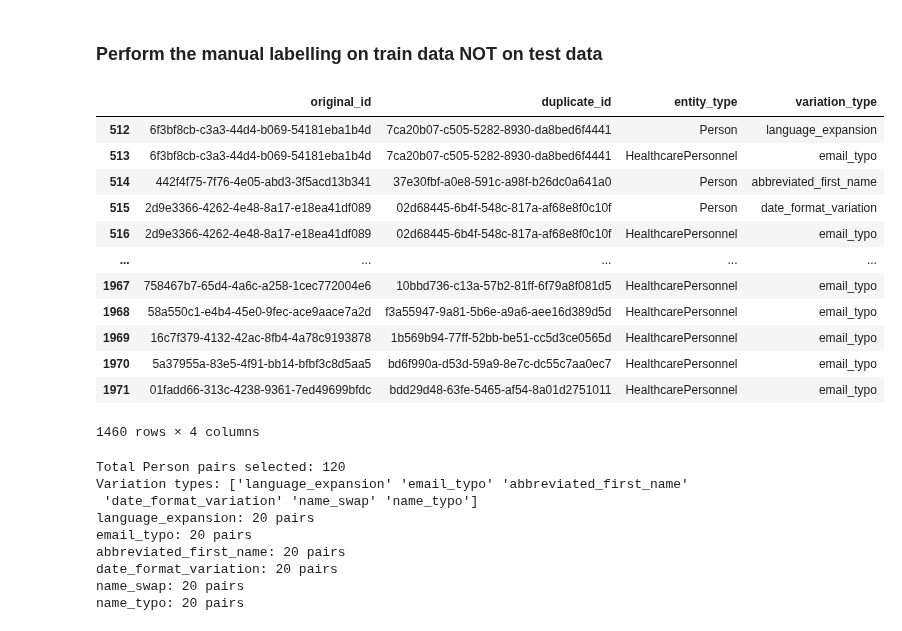
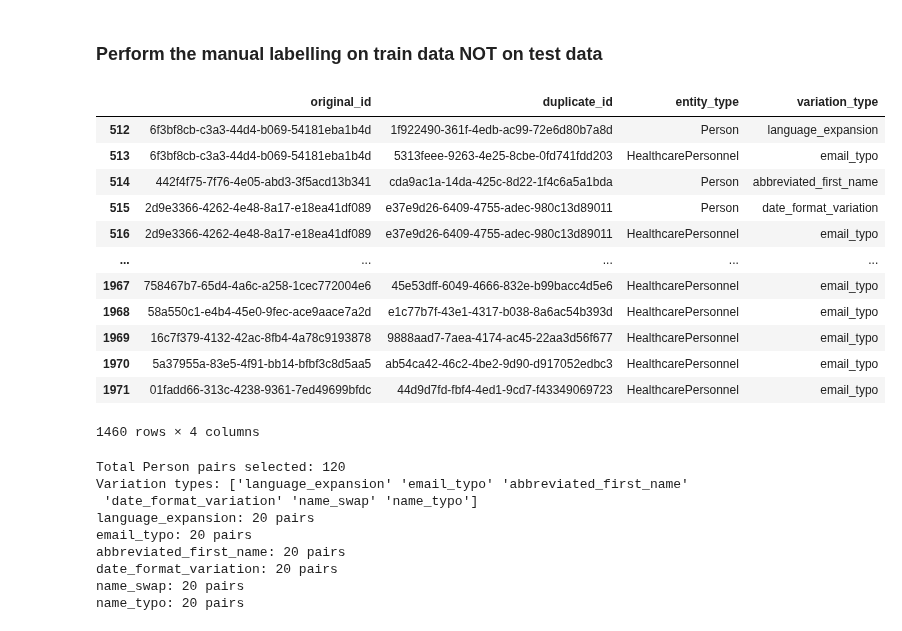
Before and after one commit to Timszy/entity-deduplication-hack-main, a Jupyter notebook: Run_dedupe.ipynb, the cells around one changed output. Saved outputs shown, nothing was run; the diff lists cells and outputs as text; code cells hidden in the pictures.

Commit message:
fix data for dedupe

```diff
--- a/Run_dedupe.ipynb
+++ b/Run_dedupe.ipynb
@@ -135,7 +135,7 @@ ground_truth_test
 # %%
 
 
-golden_standard = pd.read_csv('data/train_data/train_golden_standard_duplicates.csv')
+golden_standard = pd.read_csv('data/train_data/train_golden_standard_duplicates_final.csv')
 
 # Replace entity types
 golden_standard['entity_type'] = golden_standard['entity_type'].replace({
@@ -145,44 +145,44 @@ golden_standard['entity_type'] = golden_standard['entity_type'].replace({
 
 golden_standard_subset = golden_standard[['original_id', 'duplicate_id', 'entity_type']]
 golden_standard_subset_var = golden_standard[['original_id', 'duplicate_id', 'entity_type','variation_type']]
 
 
 ground_truth_train = {}
 
 # Mapping to Person for both Person and HealthcarePersonnel
 for entity in golden_standard_subset_var['entity_type'].unique():
     df_filtered = golden_standard_subset_var[golden_standard_subset_var['entity_type'] == entity]
     entity_for_uri = "Person" if entity in ["Person", "HealthcarePersonnel"] else entity
     # Use 'Person' as the key for both types
     key = "Person" if entity in ["Person", "HealthcarePersonnel"] else entity
     if key not in ground_truth_train:
         ground_truth_train[key] = []
     ground_truth_train[key].extend([
         (f"http://example.org/{entity_for_uri}/{row['original_id']}",
          f"http://example.org/{entity_for_uri}/{row['duplicate_id']}")
         for _, row in df_filtered.iterrows()
     ])
 
 # Instead of taking first 50 Person pairs, select 7 per variation type
 person_variations = golden_standard_subset_var[
     (golden_standard_subset_var['entity_type'] == 'Person') |
     (golden_standard_subset_var['entity_type'] == 'HealthcarePersonnel')
 ]
 
 person_variations
 # %% [output]
 |  | original_id | duplicate_id | entity_type | variation_type |
-| 512 | 6f3bf8cb-c3a3-44d4-b069-54181eba1b4d | 7ca20b07-c505-5282-8930-da8bed6f4441 | Person | language_expansion |
-| 513 | 6f3bf8cb-c3a3-44d4-b069-54181eba1b4d | 7ca20b07-c505-5282-8930-da8bed6f4441 | HealthcarePersonnel | email_typo |
-| 514 | 442f4f75-7f76-4e05-abd3-3f5acd13b341 | 37e30fbf-a0e8-591c-a98f-b26dc0a641a0 | Person | abbreviated_first_name |
-| 515 | 2d9e3366-4262-4e48-8a17-e18ea41df089 | 02d68445-6b4f-548c-817a-af68e8f0c10f | Person | date_format_variation |
-| 516 | 2d9e3366-4262-4e48-8a17-e18ea41df089 | 02d68445-6b4f-548c-817a-af68e8f0c10f | HealthcarePersonnel | email_typo |
+| 512 | 6f3bf8cb-c3a3-44d4-b069-54181eba1b4d | 1f922490-361f-4edb-ac99-72e6d80b7a8d | Person | language_expansion |
+| 513 | 6f3bf8cb-c3a3-44d4-b069-54181eba1b4d | 5313feee-9263-4e25-8cbe-0fd741fdd203 | HealthcarePersonnel | email_typo |
+| 514 | 442f4f75-7f76-4e05-abd3-3f5acd13b341 | cda9ac1a-14da-425c-8d22-1f4c6a5a1bda | Person | abbreviated_first_name |
+| 515 | 2d9e3366-4262-4e48-8a17-e18ea41df089 | e37e9d26-6409-4755-adec-980c13d89011 | Person | date_format_variation |
+| 516 | 2d9e3366-4262-4e48-8a17-e18ea41df089 | e37e9d26-6409-4755-adec-980c13d89011 | HealthcarePersonnel | email_typo |
 | ... | ... | ... | ... | ... |
-| 1967 | 758467b7-65d4-4a6c-a258-1cec772004e6 | 10bbd736-c13a-57b2-81ff-6f79a8f081d5 | HealthcarePersonnel | email_typo |
-| 1968 | 58a550c1-e4b4-45e0-9fec-ace9aace7a2d | f3a55947-9a81-5b6e-a9a6-aee16d389d5d | HealthcarePersonnel | email_typo |
-| 1969 | 16c7f379-4132-42ac-8fb4-4a78c9193878 | 1b569b94-77ff-52bb-be51-cc5d3ce0565d | HealthcarePersonnel | email_typo |
-| 1970 | 5a37955a-83e5-4f91-bb14-bfbf3c8d5aa5 | bd6f990a-d53d-59a9-8e7c-dc55c7aa0ec7 | HealthcarePersonnel | email_typo |
-| 1971 | 01fadd66-313c-4238-9361-7ed49699bfdc | bdd29d48-63fe-5465-af54-8a01d2751011 | HealthcarePersonnel | email_typo |
+| 1967 | 758467b7-65d4-4a6c-a258-1cec772004e6 | 45e53dff-6049-4666-832e-b99bacc4d5e6 | HealthcarePersonnel | email_typo |
+| 1968 | 58a550c1-e4b4-45e0-9fec-ace9aace7a2d | e1c77b7f-43e1-4317-b038-8a6ac54b393d | HealthcarePersonnel | email_typo |
+| 1969 | 16c7f379-4132-42ac-8fb4-4a78c9193878 | 9888aad7-7aea-4174-ac45-22aa3d56f677 | HealthcarePersonnel | email_typo |
+| 1970 | 5a37955a-83e5-4f91-bb14-bfbf3c8d5aa5 | ab54ca42-46c2-4be2-9d90-d917052edbc3 | HealthcarePersonnel | email_typo |
+| 1971 | 01fadd66-313c-4238-9361-7ed49699bfdc | 44d9d7fd-fbf4-4ed1-9cd7-f43349069723 | HealthcarePersonnel | email_typo |
 1460 rows × 4 columns
 # %%
 # Get 7 examples per variation type
```
Also changed, not shown: parts of 8 cells of this notebook.
